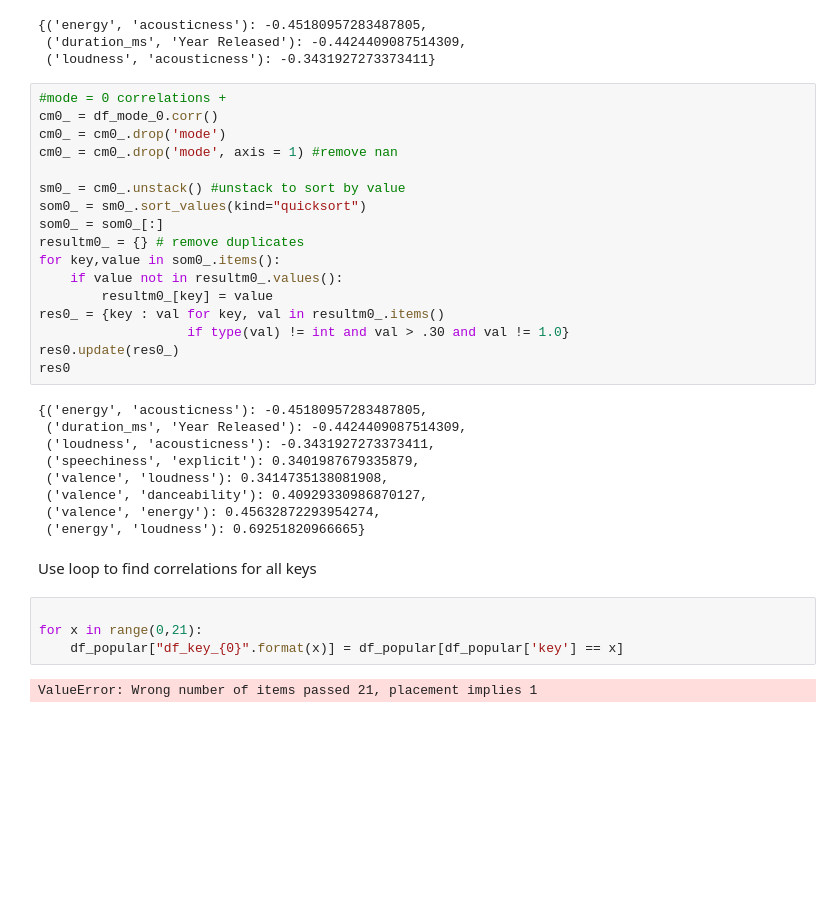
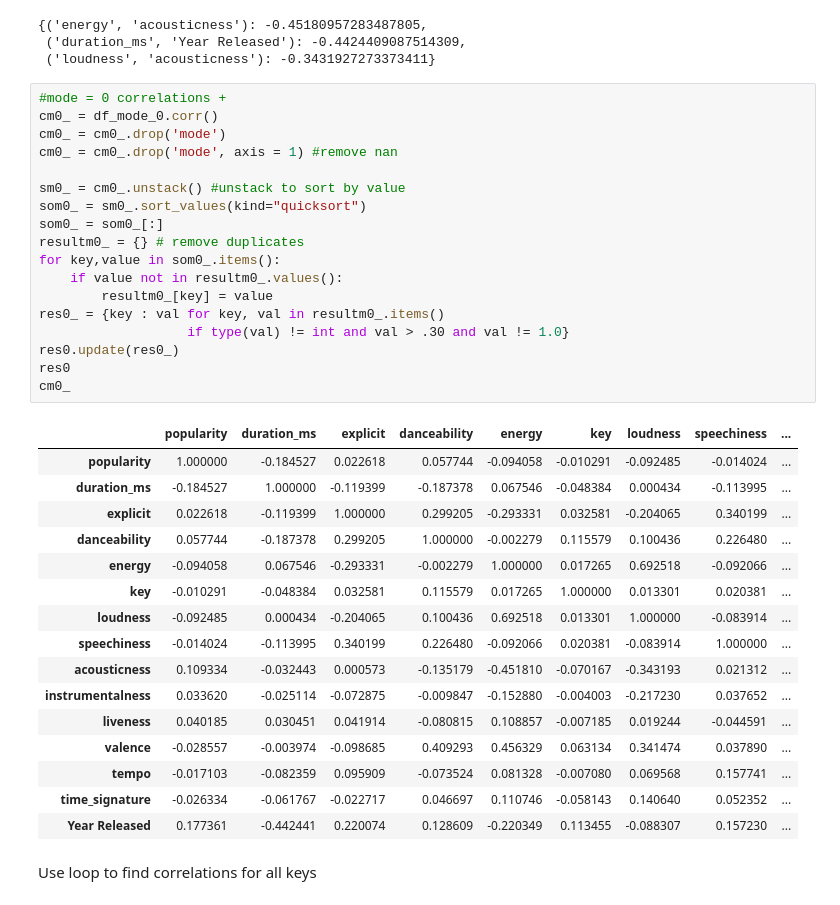
Before and after one commit to DavisAsano/Asano_MusicDataExploration, a Jupyter notebook: Untitled-2.ipynb, the cells around one changed output. Cells and saved outputs as stored; diff of their text form; blank space fills up the shorter version.

```diff
--- a/Untitled-2.ipynb
+++ b/Untitled-2.ipynb
@@ -324,34 +324,37 @@ res0
 # %%
 #mode = 0 correlations +
 cm0_ = df_mode_0.corr()
 cm0_ = cm0_.drop('mode')
 cm0_ = cm0_.drop('mode', axis = 1) #remove nan
 
 sm0_ = cm0_.unstack() #unstack to sort by value
 som0_ = sm0_.sort_values(kind="quicksort")
 som0_ = som0_[:]
 resultm0_ = {} # remove duplicates
 for key,value in som0_.items():
     if value not in resultm0_.values():
         resultm0_[key] = value
 res0_ = {key : val for key, val in resultm0_.items()
                    if type(val) != int and val > .30 and val != 1.0}
 res0.update(res0_)
 res0
+cm0_
 # %% [output]
-{('energy', 'acousticness'): -0.45180957283487805,
- ('duration_ms', 'Year Released'): -0.4424409087514309,
- ('loudness', 'acousticness'): -0.3431927273373411,
- ('speechiness', 'explicit'): 0.3401987679335879,
- ('valence', 'loudness'): 0.3414735138081908,
- ('valence', 'danceability'): 0.40929330986870127,
- ('valence', 'energy'): 0.45632872293954274,
- ('energy', 'loudness'): 0.69251820966665}
+|  | popularity | duration_ms | explicit | danceability | energy | key | loudness | speechiness | ... |
+| popularity | 1.000000 | -0.184527 | 0.022618 | 0.057744 | -0.094058 | -0.010291 | -0.092485 | -0.014024 | ... |
+| duration_ms | -0.184527 | 1.000000 | -0.119399 | -0.187378 | 0.067546 | -0.048384 | 0.000434 | -0.113995 | ... |
+| explicit | 0.022618 | -0.119399 | 1.000000 | 0.299205 | -0.293331 | 0.032581 | -0.204065 | 0.340199 | ... |
+| danceability | 0.057744 | -0.187378 | 0.299205 | 1.000000 | -0.002279 | 0.115579 | 0.100436 | 0.226480 | ... |
+| energy | -0.094058 | 0.067546 | -0.293331 | -0.002279 | 1.000000 | 0.017265 | 0.692518 | -0.092066 | ... |
+| key | -0.010291 | -0.048384 | 0.032581 | 0.115579 | 0.017265 | 1.000000 | 0.013301 | 0.020381 | ... |
+| loudness | -0.092485 | 0.000434 | -0.204065 | 0.100436 | 0.692518 | 0.013301 | 1.000000 | -0.083914 | ... |
+| speechiness | -0.014024 | -0.113995 | 0.340199 | 0.226480 | -0.092066 | 0.020381 | -0.083914 | 1.000000 | ... |
+| acousticness | 0.109334 | -0.032443 | 0.000573 | -0.135179 | -0.451810 | -0.070167 | -0.343193 | 0.021312 | ... |
+| instrumentalness | 0.033620 | -0.025114 | -0.072875 | -0.009847 | -0.152880 | -0.004003 | -0.217230 | 0.037652 | ... |
+| liveness | 0.040185 | 0.030451 | 0.041914 | -0.080815 | 0.108857 | -0.007185 | 0.019244 | -0.044591 | ... |
+| valence | -0.028557 | -0.003974 | -0.098685 | 0.409293 | 0.456329 | 0.063134 | 0.341474 | 0.037890 | ... |
+| tempo | -0.017103 | -0.082359 | 0.095909 | -0.073524 | 0.081328 | -0.007080 | 0.069568 | 0.157741 | ... |
+| time_signature | -0.026334 | -0.061767 | -0.022717 | 0.046697 | 0.110746 | -0.058143 | 0.140640 | 0.052352 | ... |
+| Year Released | 0.177361 | -0.442441 | 0.220074 | 0.128609 | -0.220349 | 0.113455 | -0.088307 | 0.157230 | ... |
 # %% [markdown]
 Use loop to find correlations for all keys
-# %%
-
-for x in range(0,21):
-    df_popular["df_key_{0}".format(x)] = df_popular[df_popular['key'] == x]
-# %% [output]
-ValueError: Wrong number of items passed 21, placement implies 1
```
Also changed, not shown: parts of 2 cells of this notebook.
